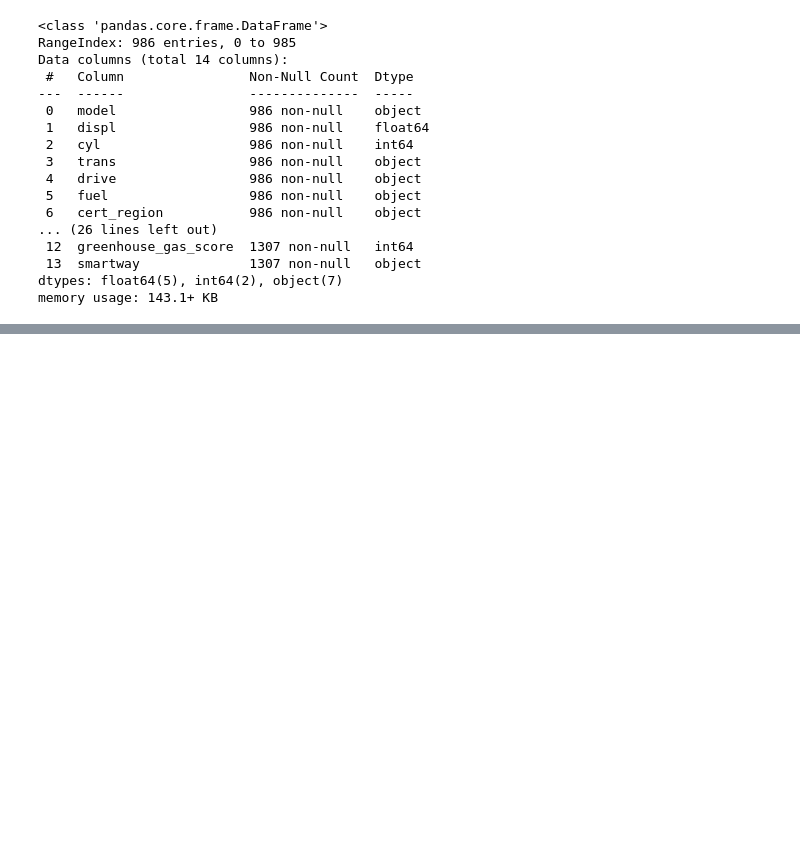
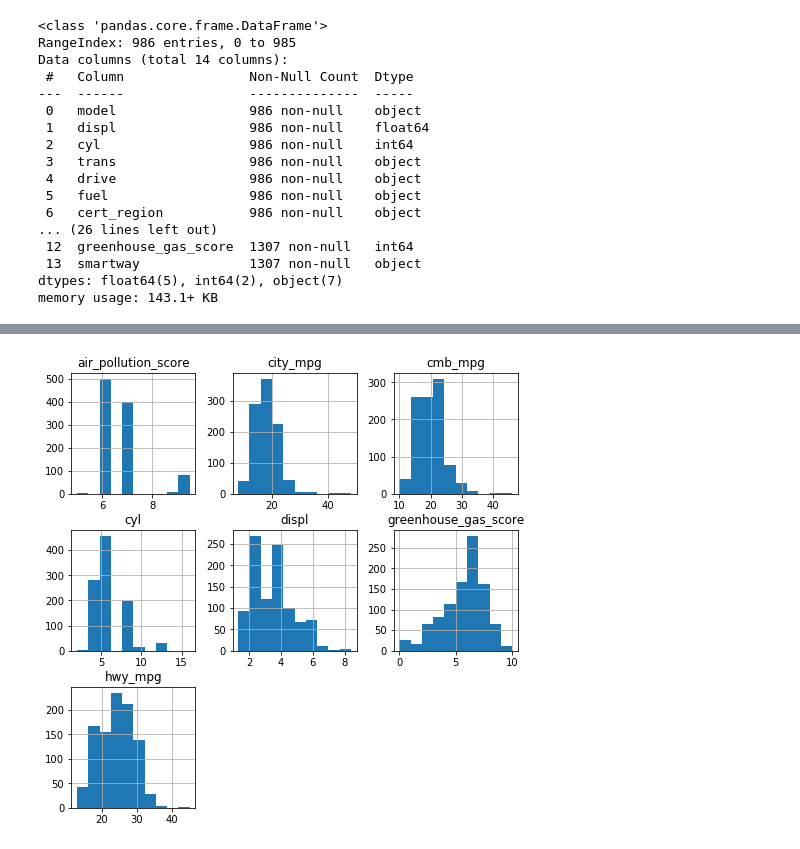
Before and after one commit to Owl-Code/udacity-fuel-economy, a Jupyter notebook: Fuel Economy.ipynb, the cells around one changed output, grey strips where cells are left out. Saved outputs shown, nothing was run; the diff lists cells and outputs as text; code cells hidden in the pictures; blank space fills up the shorter version.

Commit message:
Added more Visuals

```diff
--- a/Fuel Economy.ipynb
+++ b/Fuel Economy.ipynb
@@ -473,0 +460,11 @@ df_18.to_csv('clean_18.csv', index=False)
+# %%
+import numpy as np
+import matplotlib.pyplot as plt
+
+df_08 = pd.read_csv('clean_08.csv')
+df_18 = pd.read_csv('clean_18.csv')
+
+df_08['year'] = np.repeat('2008', len(df_08))
+df_18['year'] = np.repeat('2018', len(df_18))
+# %%
+df = df_08.append(df_18, sort=False)
@@ -473,0 +480,4 @@ df_18.to_csv('clean_18.csv', index=False)
+# %%
+df_08.hist(figsize=(8,8));
+# %% [output]
+[figure, added]
```
Also changed, not shown: parts of 20 cells of this notebook.
